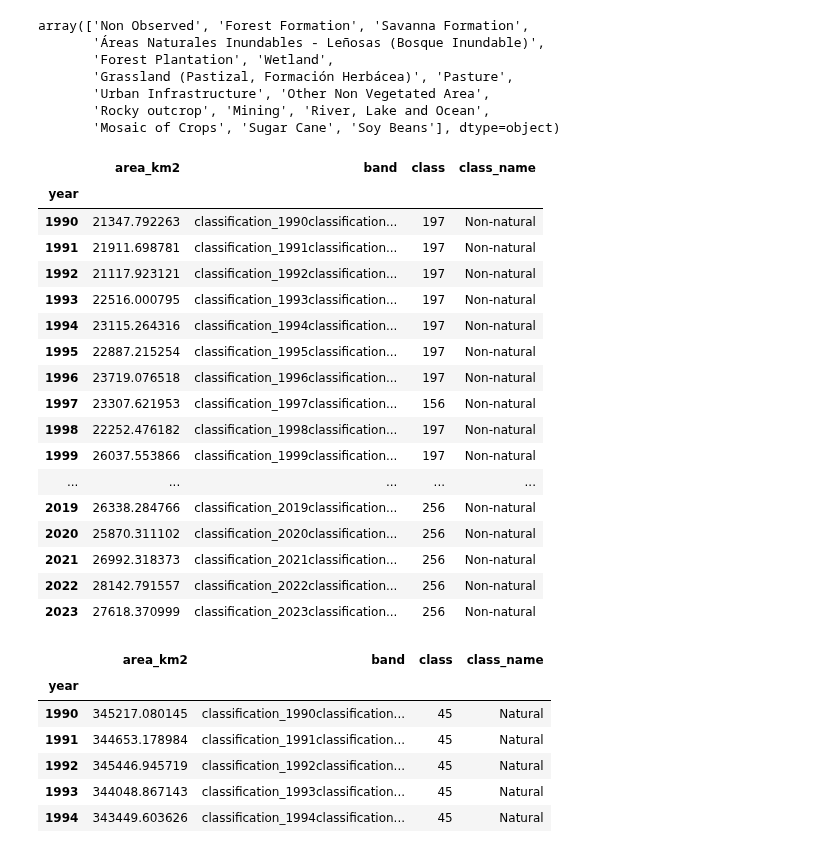
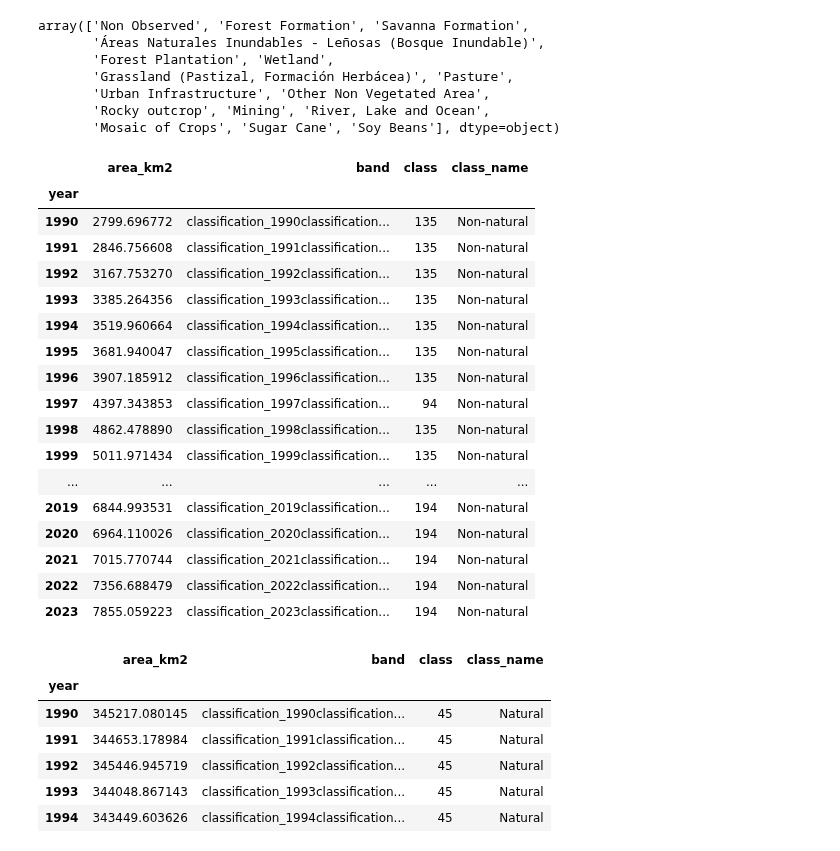
Before and after one commit to larissavaladao/time_series_curuai, a Jupyter notebook: 5. parameters_by_period/7.land_cover_time_series.ipynb, the cells around one changed output. Cells and saved outputs as stored; diff of their text form; code cells hidden in the pictures.

```diff
--- a/5. parameters_by_period/7.land_cover_time_series.ipynb
+++ b/5. parameters_by_period/7.land_cover_time_series.ipynb
@@ -165,29 +165,29 @@ array(['Non Observed', 'Forest Formation', 'Savanna Formation',
 # %%
 classes = ['Pasture',
        'Urban Infrastructure', 'Other Non Vegetated Area',
-       'Rocky outcrop', 'Mining','River, Lake and Ocean',
+        'Mining',
        'Mosaic of Crops', 'Sugar Cane', 'Soy Beans']
 dados_non_nat = df_classes_area.loc[df_classes_area['class_name'].isin(classes)].copy()
 dados_non_nat = dados_non_nat.groupby(by=['year']).sum()
 dados_non_nat['class_name'] = 'Non-natural'
 dados_non_nat
 # %% [output]
 |  | area_km2 | band | class | class_name |
 | year |  |  |  |  |
-| 1990 | 21347.792263 | classification_1990classification... | 197 | Non-natural |
-| 1991 | 21911.698781 | classification_1991classification... | 197 | Non-natural |
-| 1992 | 21117.923121 | classification_1992classification... | 197 | Non-natural |
-| 1993 | 22516.000795 | classification_1993classification... | 197 | Non-natural |
-| 1994 | 23115.264316 | classification_1994classification... | 197 | Non-natural |
-| 1995 | 22887.215254 | classification_1995classification... | 197 | Non-natural |
-| 1996 | 23719.076518 | classification_1996classification... | 197 | Non-natural |
-| 1997 | 23307.621953 | classification_1997classification... | 156 | Non-natural |
-| 1998 | 22252.476182 | classification_1998classification... | 197 | Non-natural |
-| 1999 | 26037.553866 | classification_1999classification... | 197 | Non-natural |
+| 1990 | 2799.696772 | classification_1990classification... | 135 | Non-natural |
+| 1991 | 2846.756608 | classification_1991classification... | 135 | Non-natural |
+| 1992 | 3167.753270 | classification_1992classification... | 135 | Non-natural |
+| 1993 | 3385.264356 | classification_1993classification... | 135 | Non-natural |
+| 1994 | 3519.960664 | classification_1994classification... | 135 | Non-natural |
+| 1995 | 3681.940047 | classification_1995classification... | 135 | Non-natural |
+| 1996 | 3907.185912 | classification_1996classification... | 135 | Non-natural |
+| 1997 | 4397.343853 | classification_1997classification... | 94 | Non-natural |
+| 1998 | 4862.478890 | classification_1998classification... | 135 | Non-natural |
+| 1999 | 5011.971434 | classification_1999classification... | 135 | Non-natural |
 | ... | ... | ... | ... | ... |
-| 2019 | 26338.284766 | classification_2019classification... | 256 | Non-natural |
-| 2020 | 25870.311102 | classification_2020classification... | 256 | Non-natural |
-| 2021 | 26992.318373 | classification_2021classification... | 256 | Non-natural |
-| 2022 | 28142.791557 | classification_2022classification... | 256 | Non-natural |
-| 2023 | 27618.370999 | classification_2023classification... | 256 | Non-natural |
+| 2019 | 6844.993531 | classification_2019classification... | 194 | Non-natural |
+| 2020 | 6964.110026 | classification_2020classification... | 194 | Non-natural |
+| 2021 | 7015.770744 | classification_2021classification... | 194 | Non-natural |
+| 2022 | 7356.688479 | classification_2022classification... | 194 | Non-natural |
+| 2023 | 7855.059223 | classification_2023classification... | 194 | Non-natural |
 # %%
```
Also changed, not shown: parts of 7 cells of this notebook.
